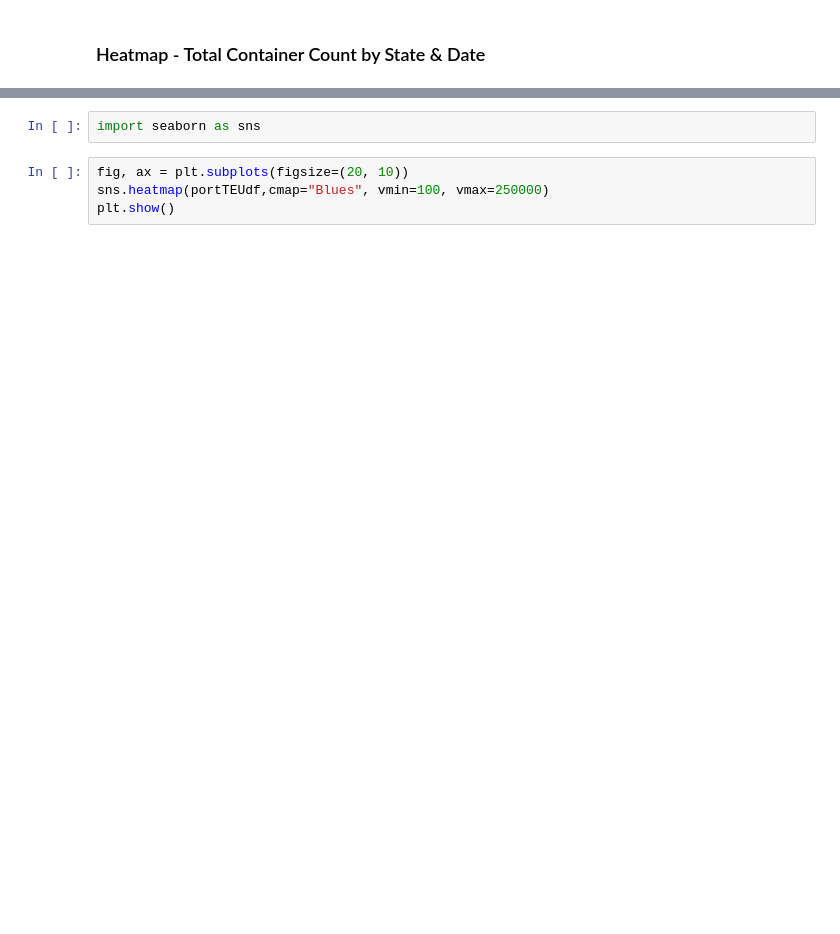
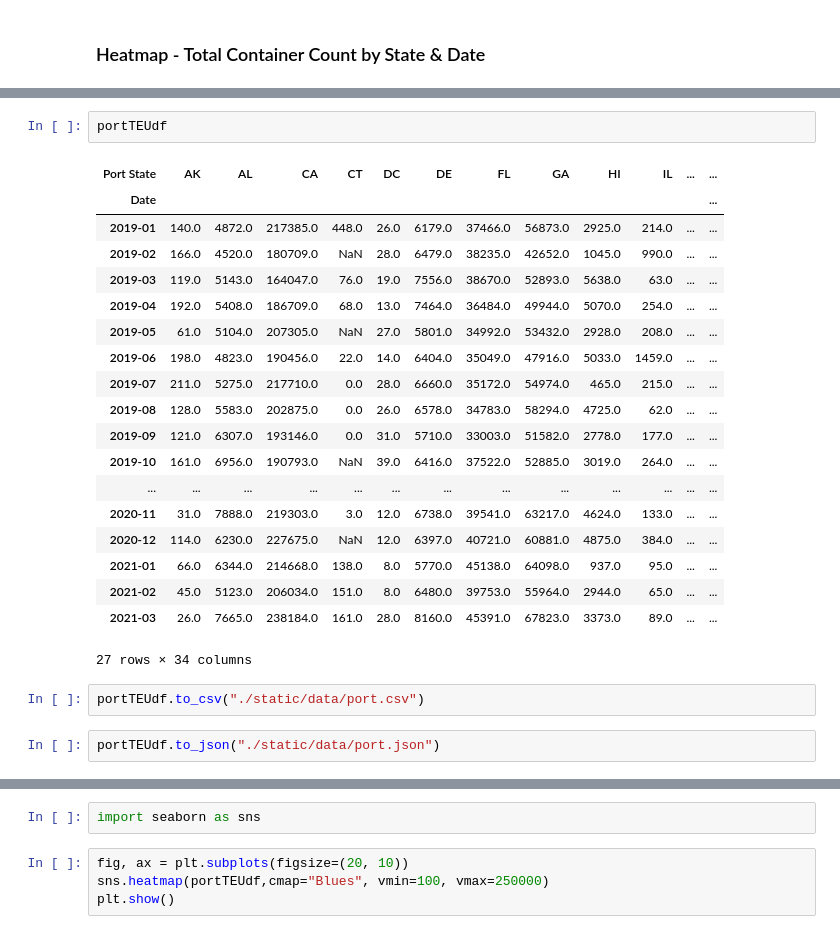
Before and after one commit to naydeenmonzon/Project-2, a Jupyter notebook: US_Census.ipynb, the cells around one changed output, grey strips where cells are left out. Drawn from its saved outputs; the diff is of its cells as text; blank space fills up the shorter version.

```diff
--- a/US_Census.ipynb
+++ b/US_Census.ipynb
@@ -274 +278,27 @@ portTEUdf.describe().astype(int)
 8 rows × 34 columns
+# %%
+portTEUdf
+# %% [output]
+| Port State | AK | AL | CA | CT | DC | DE | FL | GA | HI | IL | ... | ... |
+| Date |  |  |  |  |  |  |  |  |  |  |  | ... |
+| 2019-01 | 140.0 | 4872.0 | 217385.0 | 448.0 | 26.0 | 6179.0 | 37466.0 | 56873.0 | 2925.0 | 214.0 | ... | ... |
+| 2019-02 | 166.0 | 4520.0 | 180709.0 | NaN | 28.0 | 6479.0 | 38235.0 | 42652.0 | 1045.0 | 990.0 | ... | ... |
+| 2019-03 | 119.0 | 5143.0 | 164047.0 | 76.0 | 19.0 | 7556.0 | 38670.0 | 52893.0 | 5638.0 | 63.0 | ... | ... |
+| 2019-04 | 192.0 | 5408.0 | 186709.0 | 68.0 | 13.0 | 7464.0 | 36484.0 | 49944.0 | 5070.0 | 254.0 | ... | ... |
+| 2019-05 | 61.0 | 5104.0 | 207305.0 | NaN | 27.0 | 5801.0 | 34992.0 | 53432.0 | 2928.0 | 208.0 | ... | ... |
+| 2019-06 | 198.0 | 4823.0 | 190456.0 | 22.0 | 14.0 | 6404.0 | 35049.0 | 47916.0 | 5033.0 | 1459.0 | ... | ... |
+| 2019-07 | 211.0 | 5275.0 | 217710.0 | 0.0 | 28.0 | 6660.0 | 35172.0 | 54974.0 | 465.0 | 215.0 | ... | ... |
+| 2019-08 | 128.0 | 5583.0 | 202875.0 | 0.0 | 26.0 | 6578.0 | 34783.0 | 58294.0 | 4725.0 | 62.0 | ... | ... |
+| 2019-09 | 121.0 | 6307.0 | 193146.0 | 0.0 | 31.0 | 5710.0 | 33003.0 | 51582.0 | 2778.0 | 177.0 | ... | ... |
+| 2019-10 | 161.0 | 6956.0 | 190793.0 | NaN | 39.0 | 6416.0 | 37522.0 | 52885.0 | 3019.0 | 264.0 | ... | ... |
+| ... | ... | ... | ... | ... | ... | ... | ... | ... | ... | ... | ... | ... |
+| 2020-11 | 31.0 | 7888.0 | 219303.0 | 3.0 | 12.0 | 6738.0 | 39541.0 | 63217.0 | 4624.0 | 133.0 | ... | ... |
+| 2020-12 | 114.0 | 6230.0 | 227675.0 | NaN | 12.0 | 6397.0 | 40721.0 | 60881.0 | 4875.0 | 384.0 | ... | ... |
+| 2021-01 | 66.0 | 6344.0 | 214668.0 | 138.0 | 8.0 | 5770.0 | 45138.0 | 64098.0 | 937.0 | 95.0 | ... | ... |
+| 2021-02 | 45.0 | 5123.0 | 206034.0 | 151.0 | 8.0 | 6480.0 | 39753.0 | 55964.0 | 2944.0 | 65.0 | ... | ... |
+| 2021-03 | 26.0 | 7665.0 | 238184.0 | 161.0 | 28.0 | 8160.0 | 45391.0 | 67823.0 | 3373.0 | 89.0 | ... | ... |
+27 rows × 34 columns
+# %%
+portTEUdf.to_csv("./static/data/port.csv")
+# %%
+portTEUdf.to_json("./static/data/port.json")
```
Also changed, not shown: parts of 28 cells of this notebook, 12 other files.
